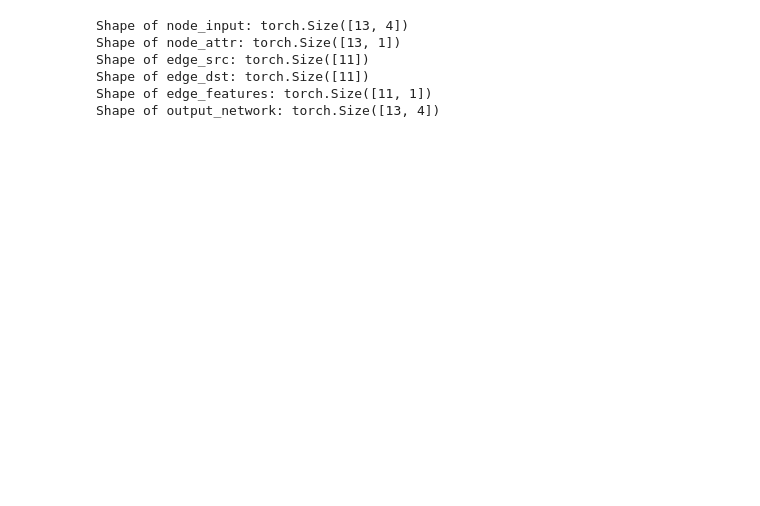
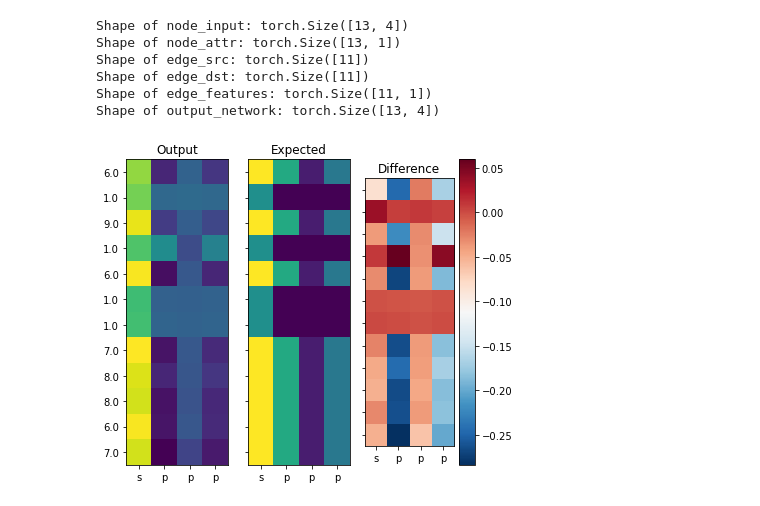
Before and after one commit to sudarshanv01/coeffnet, a Jupyter notebook: training/analyse_hamiltonian_dataset.ipynb, the cells around one changed output. Saved outputs shown, nothing was run; the diff lists cells and outputs as text; code cells hidden in the pictures; blank space fills up the shorter version.

```diff
--- a/training/analyse_hamiltonian_dataset.ipynb
+++ b/training/analyse_hamiltonian_dataset.ipynb
@@ -158,3 +198,42 @@ Shape of edge_src: torch.Size([11])
 Shape of edge_dst: torch.Size([11])
 Shape of edge_features: torch.Size([11, 1])
 Shape of output_network: torch.Size([13, 4])
+# %%
+# Read in the model
+model = torch.load("output/reaction_model.pt")
+
+for idx, data in enumerate(train_loader):
+    output = model(data)
+    output = output.detach().numpy()
+    expected = data.x_transition_state.detach().numpy()
+    difference = output - expected
+    fig, axs = plt.subplots(1, 3, figsize=(6, 5), sharex=True, sharey=True)
+    axs[0].imshow(output)
+    axs[0].set_title("Output")
+    axs[1].imshow(expected)
+    axs[1].set_title("Expected")
+    cax = axs[2].imshow(difference, cmap="RdBu_r")
+    # Set the colorbar to be centered on zero
+    fig.colorbar(cax, ax=axs[2])
+    axs[2].set_title("Difference")
+    # Change the tick labels to the species
+    tickvals = data.species_initial_state.view(-1).detach().numpy().flatten()
+    axs[0].set_yticks(np.arange(len(tickvals)))
+    axs[0].set_yticklabels(tickvals)
+    axs[1].set_yticks(np.arange(len(tickvals)))
+    axs[1].set_yticklabels(tickvals)
+    axs[2].set_yticks(np.arange(len(tickvals)))
+    axs[2].set_yticklabels(tickvals)
+    # Set the x-axis ticks to be s, p, p, p
+    axs[0].set_xticks(np.arange(4))
+    axs[0].set_xticklabels(["s", "p", "p", "p"])
+    axs[1].set_xticks(np.arange(4))
+    axs[1].set_xticklabels(["s", "p", "p", "p"])
+    axs[2].set_xticks(np.arange(4))
+    axs[2].set_xticklabels(["s", "p", "p", "p"])
+    fig.tight_layout()
+    plt.show()
+
+    break
+# %% [output]
+[figure, added]
```
Also changed, not shown: parts of 2 cells of this notebook, 5 other files.
